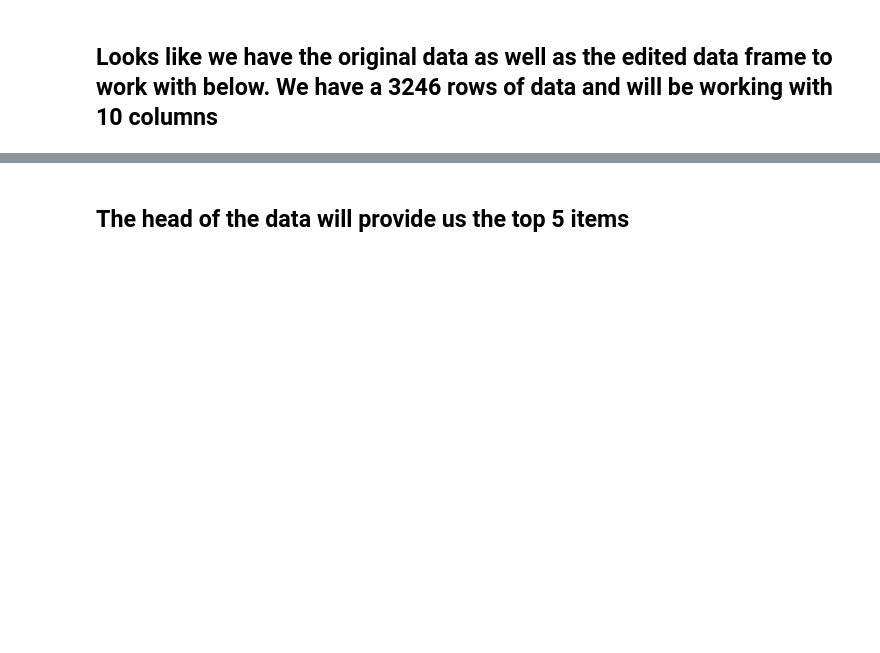
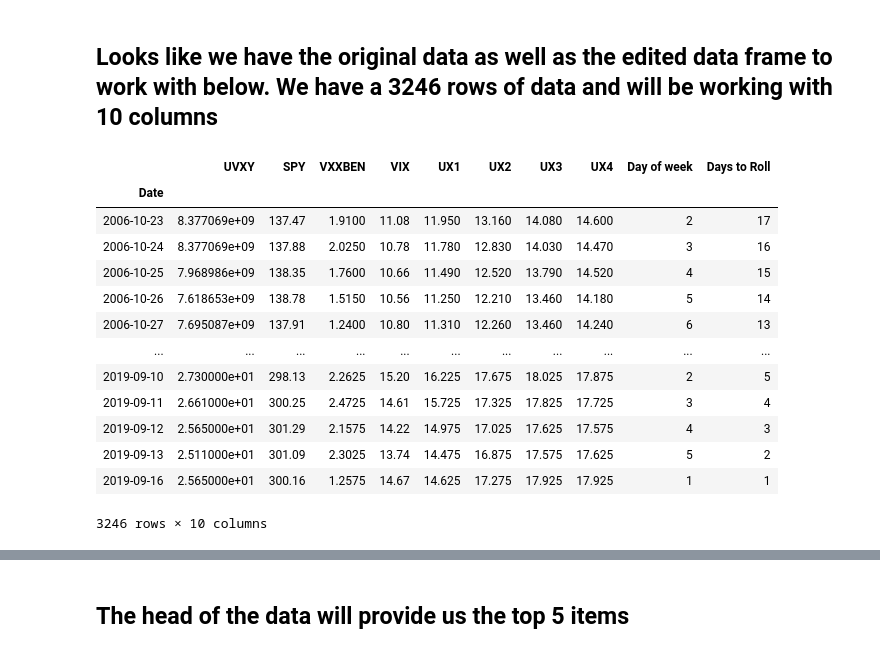
Before and after one commit to Berkat0789/Data_Analysis, a Jupyter notebook: Personal Projects/Jeff Benton/VIXX Analysis.ipynb, the cells around one changed output, grey strips where cells are left out. Saved outputs shown, nothing was run; the diff lists cells and outputs as text; code cells hidden in the pictures; blank space fills up the shorter version.

```diff
--- a/Personal Projects/Jeff Benton/VIXX Analysis.ipynb
+++ b/Personal Projects/Jeff Benton/VIXX Analysis.ipynb
@@ -16,3 +18,20 @@ data = pd.read_excel("vix_data.xlsx")
+# %%
+vix_DataFrame
+# %% [output]
+|  | UVXY | SPY | VXXBEN | VIX | UX1 | UX2 | UX3 | UX4 | Day of week | Days to Roll |
+| Date |  |  |  |  |  |  |  |  |  |  |
+| 2006-10-23 | 8.377069e+09 | 137.47 | 1.9100 | 11.08 | 11.950 | 13.160 | 14.080 | 14.600 | 2 | 17 |
+| 2006-10-24 | 8.377069e+09 | 137.88 | 2.0250 | 10.78 | 11.780 | 12.830 | 14.030 | 14.470 | 3 | 16 |
+| 2006-10-25 | 7.968986e+09 | 138.35 | 1.7600 | 10.66 | 11.490 | 12.520 | 13.790 | 14.520 | 4 | 15 |
+| 2006-10-26 | 7.618653e+09 | 138.78 | 1.5150 | 10.56 | 11.250 | 12.210 | 13.460 | 14.180 | 5 | 14 |
+| 2006-10-27 | 7.695087e+09 | 137.91 | 1.2400 | 10.80 | 11.310 | 12.260 | 13.460 | 14.240 | 6 | 13 |
+| ... | ... | ... | ... | ... | ... | ... | ... | ... | ... | ... |
+| 2019-09-10 | 2.730000e+01 | 298.13 | 2.2625 | 15.20 | 16.225 | 17.675 | 18.025 | 17.875 | 2 | 5 |
+| 2019-09-11 | 2.661000e+01 | 300.25 | 2.4725 | 14.61 | 15.725 | 17.325 | 17.825 | 17.725 | 3 | 4 |
+| 2019-09-12 | 2.565000e+01 | 301.29 | 2.1575 | 14.22 | 14.975 | 17.025 | 17.625 | 17.575 | 4 | 3 |
+| 2019-09-13 | 2.511000e+01 | 301.09 | 2.3025 | 13.74 | 14.475 | 16.875 | 17.575 | 17.625 | 5 | 2 |
+| 2019-09-16 | 2.565000e+01 | 300.16 | 1.2575 | 14.67 | 14.625 | 17.275 | 17.925 | 17.925 | 1 | 1 |
+3246 rows × 10 columns
 # %%
 vix_DataFrame.info()
 # %% [output]
```
Also changed, not shown: parts of 12 cells of this notebook, 3 other files.
